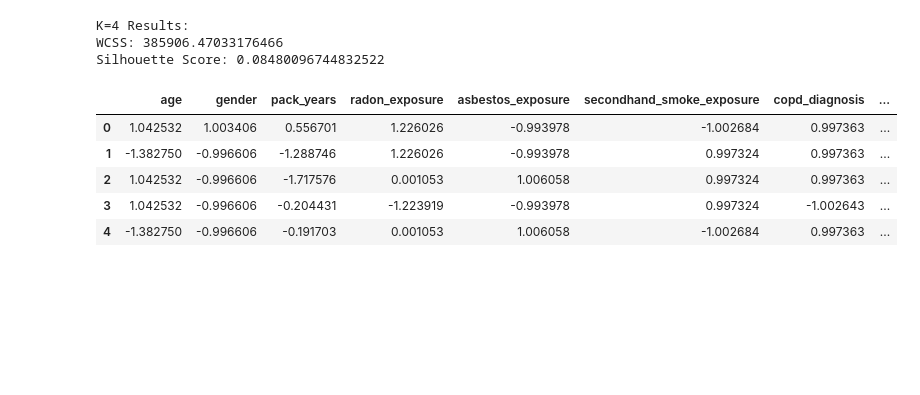
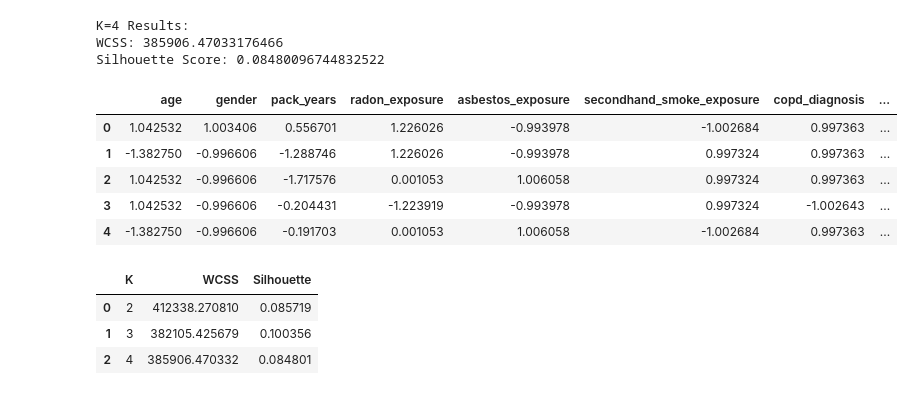
Before and after one commit to mraaheb/DataMining, a Jupyter notebook: Phase3.ipynb, the cells around one changed output. Saved outputs shown, nothing was run; the diff lists cells and outputs as text; code cells hidden in the pictures; blank space fills up the shorter version.

```diff
--- a/Phase3.ipynb
+++ b/Phase3.ipynb
@@ -220,3 +220,17 @@ Silhouette Score: 0.08480096744832522
 | 2 | 1.042532 | -0.996606 | -1.717576 | 0.001053 | 1.006058 | 0.997324 | 0.997363 | ... |
 | 3 | 1.042532 | -0.996606 | -0.204431 | -1.223919 | -0.993978 | 0.997324 | -1.002643 | ... |
 | 4 | -1.382750 | -0.996606 | -0.191703 | 0.001053 | 1.006058 | -1.002684 | 0.997363 | ... |
+# %%
+# Collect previously computed metrics for K = 2, 3, 4
+results_df = pd.DataFrame({
+    "K": [2, 3, 4],
+    "WCSS": [wcss_k2, wcss_k3, wcss_k4],
+    "Silhouette": [silhouette_k2, silhouette_k3, silhouette_k4]
+})
+
+results_df
+# %% [output]
+|  | K | WCSS | Silhouette |
+| 0 | 2 | 412338.270810 | 0.085719 |
+| 1 | 3 | 382105.425679 | 0.100356 |
+| 2 | 4 | 385906.470332 | 0.084801 |
```
Also changed, not shown: parts of 5 cells of this notebook.
